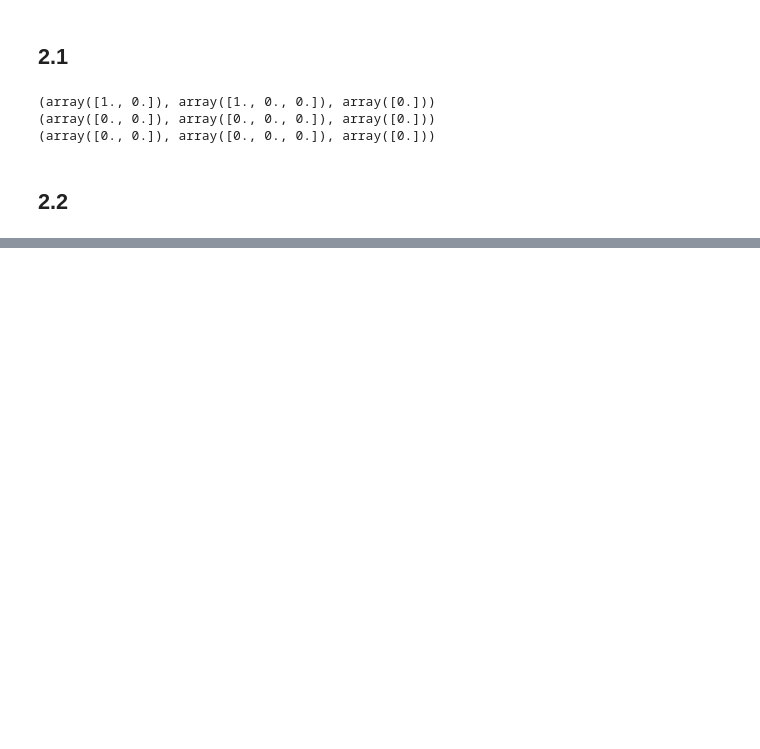
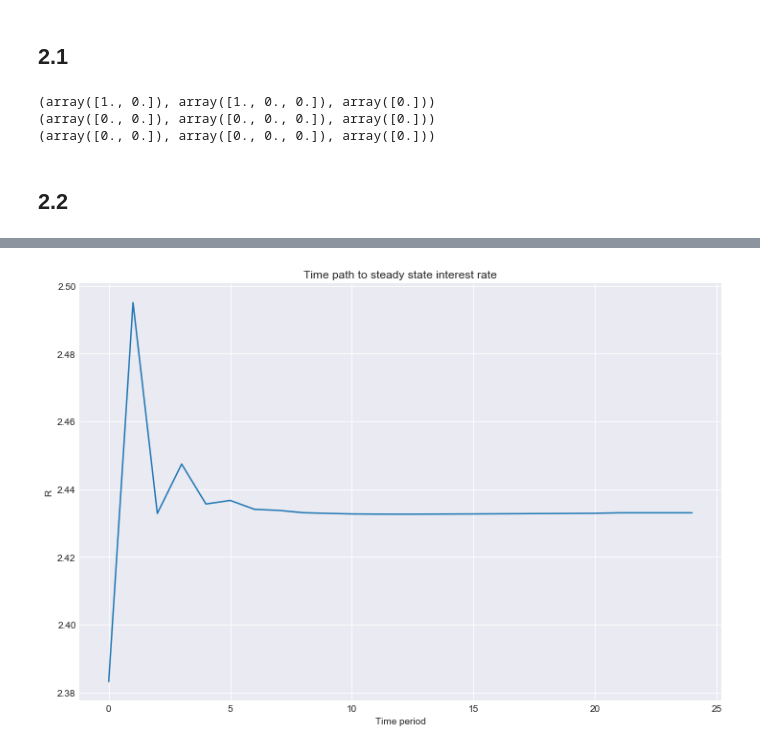
Before and after one commit to TimMunday/BootCamp2018, a Jupyter notebook: ProbSets/Econ/Week3/PS_3.ipynb, the cells around one changed output, grey strips where cells are left out. Saved outputs shown, nothing was run; the diff lists cells and outputs as text; code cells hidden in the pictures; blank space fills up the shorter version.

```diff
--- a/ProbSets/Econ/Week3/PS_3.ipynb
+++ b/ProbSets/Econ/Week3/PS_3.ipynb
@@ -217,0 +379,9 @@ output_2
+# %%
+plt.figure(figsize=(12, 8))
+plt.plot(Rpath_fin)
+plt.xlabel('Time period')
+plt.ylabel('R')
+plt.title('Time path to steady state interest rate')
+plt.show()
+# %% [output]
+[figure, added]
```
Also changed, not shown: parts of 21 cells of this notebook, 4 other files.
